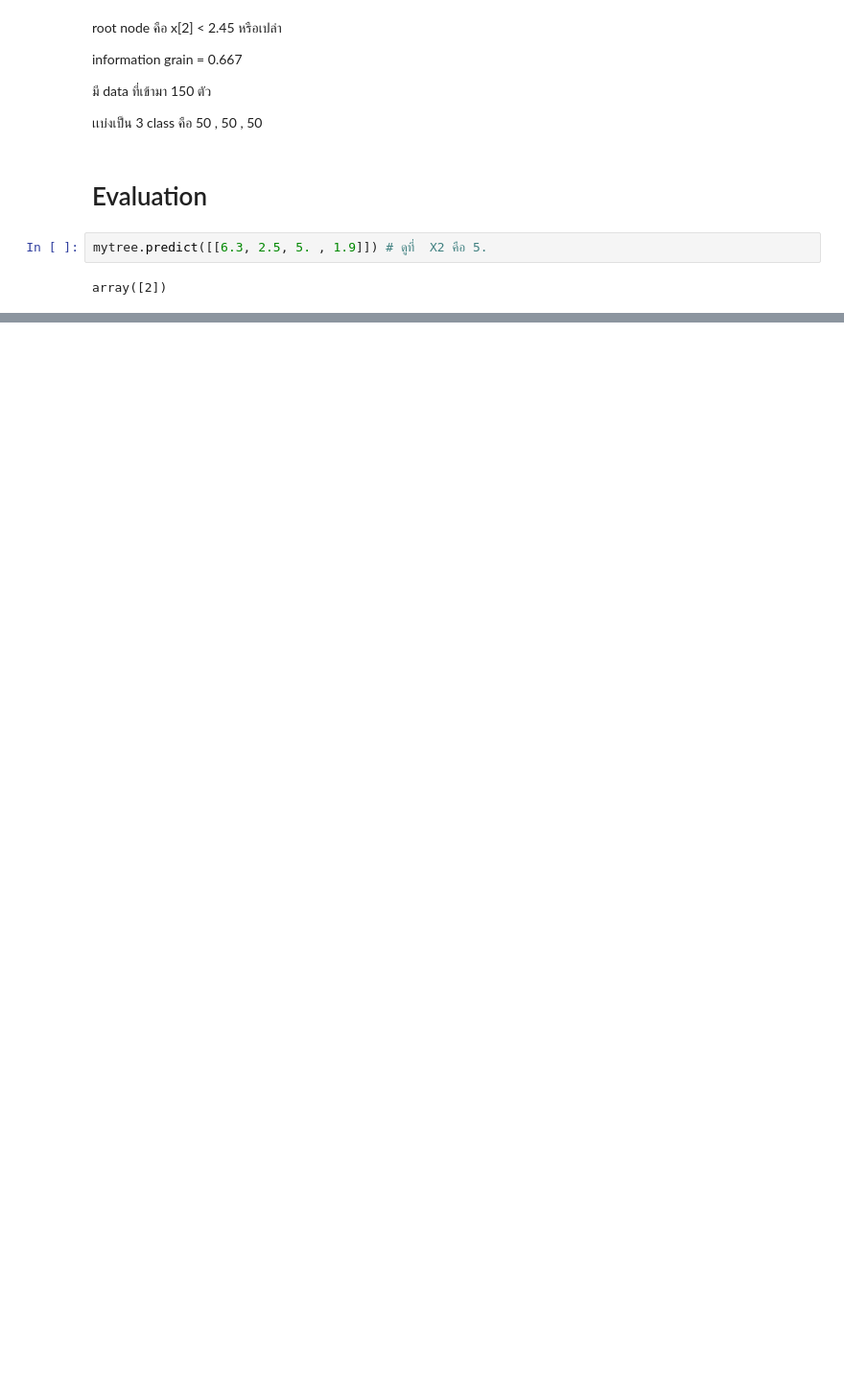
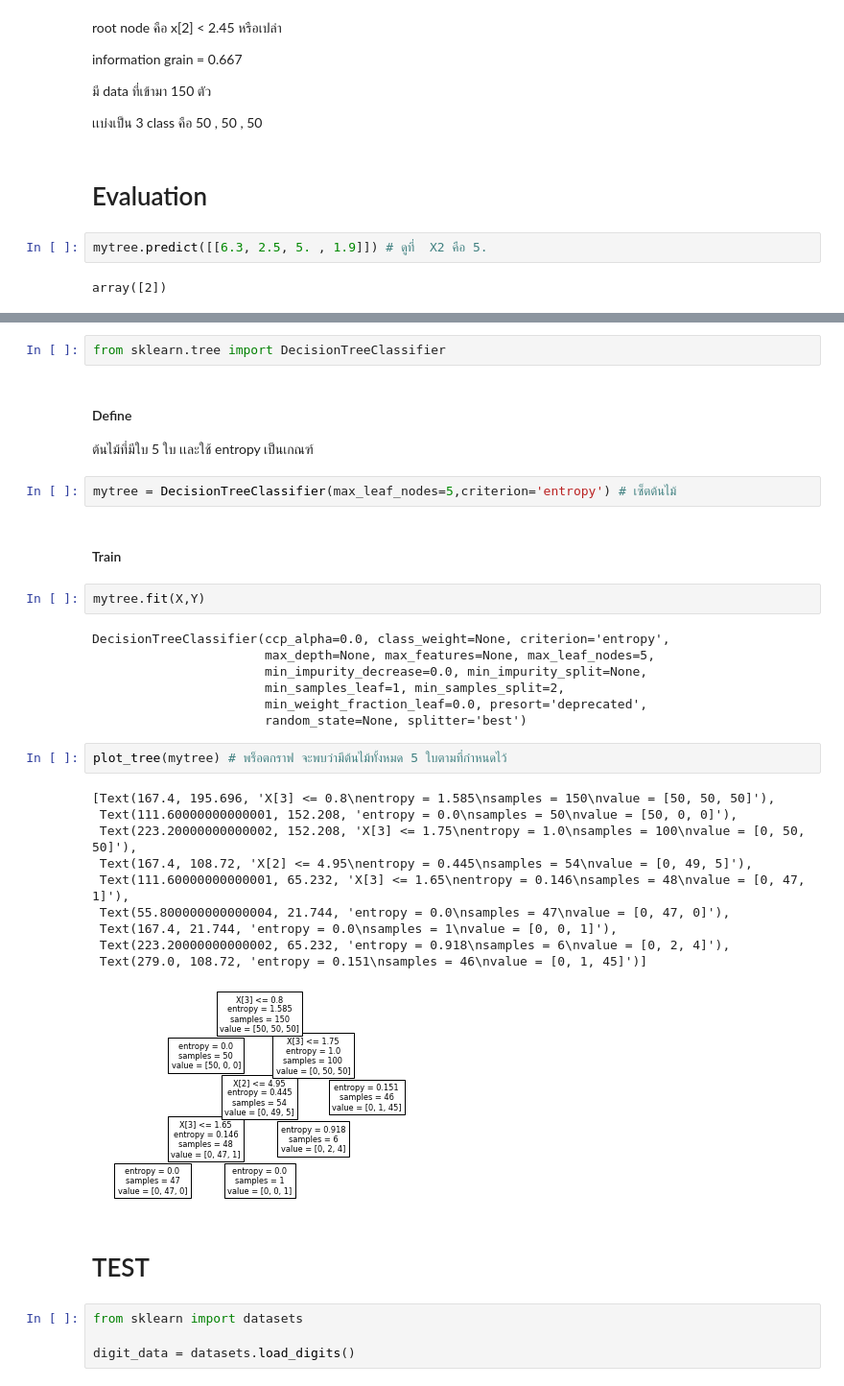
Before and after one commit to SupawadeeKhamthuy/DWDM21, a Jupyter notebook: Chapter7_Classification_(Decision_Tree).ipynb, the cells around one changed output, grey strips where cells are left out. Shown: that part at 96% size. Saved outputs shown, nothing was run; the diff lists cells and outputs as text; blank space fills up the shorter version.

Commit message:
Advanced Tree

```diff
--- a/Chapter7_Classification_(Decision_Tree).ipynb
+++ b/Chapter7_Classification_(Decision_Tree).ipynb
@@ -107,0 +124,38 @@ array([2])
+# %%
+from sklearn.tree import DecisionTreeClassifier
+# %% [markdown]
+#### Define
+
+ต้นไม้ที่มีใบ 5 ใบ เเละใช้ entropy เป็นเกณฑ์
+# %%
+mytree = DecisionTreeClassifier(max_leaf_nodes=5,criterion='entropy') # เซ็ตต้นไม้
+# %% [markdown]
+#### Train
+# %%
+mytree.fit(X,Y)
+# %% [output]
+DecisionTreeClassifier(ccp_alpha=0.0, class_weight=None, criterion='entropy',
+                       max_depth=None, max_features=None, max_leaf_nodes=5,
+                       min_impurity_decrease=0.0, min_impurity_split=None,
+                       min_samples_leaf=1, min_samples_split=2,
+                       min_weight_fraction_leaf=0.0, presort='deprecated',
+                       random_state=None, splitter='best')
+# %%
+plot_tree(mytree) # พร็อตกราฟ จะพบว่ามีต้นไม้ทั้งหมด 5 ใบตามที่กำหนดไว้
+# %% [output]
+[Text(167.4, 195.696, 'X[3] <= 0.8\nentropy = 1.585\nsamples = 150\nvalue = [50, 50, 50]'),
+ Text(111.60000000000001, 152.208, 'entropy = 0.0\nsamples = 50\nvalue = [50, 0, 0]'),
+ Text(223.20000000000002, 152.208, 'X[3] <= 1.75\nentropy = 1.0\nsamples = 100\nvalue = [0, 50, 50]'),
+ Text(167.4, 108.72, 'X[2] <= 4.95\nentropy = 0.445\nsamples = 54\nvalue = [0, 49, 5]'),
+ Text(111.60000000000001, 65.232, 'X[3] <= 1.65\nentropy = 0.146\nsamples = 48\nvalue = [0, 47, 1]'),
+ Text(55.800000000000004, 21.744, 'entropy = 0.0\nsamples = 47\nvalue = [0, 47, 0]'),
+ Text(167.4, 21.744, 'entropy = 0.0\nsamples = 1\nvalue = [0, 0, 1]'),
+ Text(223.20000000000002, 65.232, 'entropy = 0.918\nsamples = 6\nvalue = [0, 2, 4]'),
+ Text(279.0, 108.72, 'entropy = 0.151\nsamples = 46\nvalue = [0, 1, 45]')]
+[figure, added]
+# %% [markdown]
+# TEST
+# %%
+from sklearn import datasets
+
+digit_data = datasets.load_digits()
```
Also changed, not shown: parts of 29 cells of this notebook.
